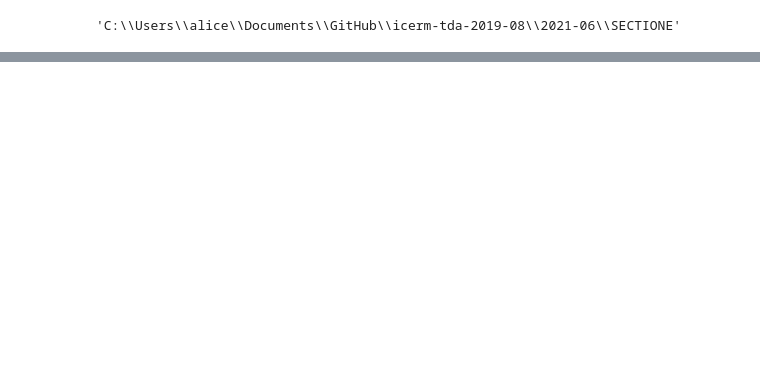
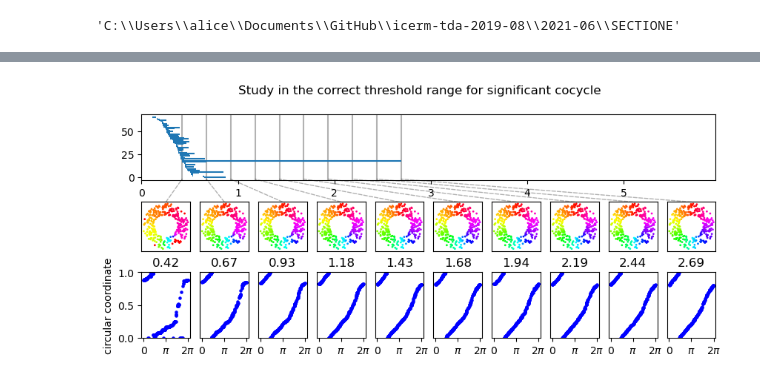
Before and after one commit to michiexile/icerm-tda-2019-08, a Jupyter notebook: 2021-06/SECTIONE/Fig E.2.ipynb, the cells around one changed output, grey strips where cells are left out. Drawn from its saved outputs; the diff is of its cells as text; code cells hidden in the pictures; blank space fills up the shorter version.

```diff
--- a/2021-06/SECTIONE/Fig E.2.ipynb
+++ b/2021-06/SECTIONE/Fig E.2.ipynb
@@ -93,0 +119,52 @@ savefig(eg+'-1.pdf',format='pdf')
+# %%
+figure(figsize=(10,4),dpi=100)
+# figure(figsize=(10,1),dpi=100)
+ax1 = plt.subplot(3,1,1)
+bars = data_ripser["dgms"][1]
+hlines(range(bars.shape[0]),bars[:,0],bars[:,1])
+xlim(0,distances.max())
+for i,epsilon in enumerate(linspace(data_ripser["dgms"][1][longest][0]+0.0001, data_ripser["dgms"][1][longest][1],10)):
+    ax1.axvline(epsilon,c='k',alpha=.3,zorder=0)
+# show()
+
+# for i,epsilon in enumerate(linspace(data_ripser["dgms"][1][longest][0]+0.0001, data_ripser["dgms"][1][longest][1],10)):
+    Delta, cocycles = boundary_cocycles(data_ripser, epsilon)
+    edges = array((distances<=epsilon).nonzero()).T
+
+    Z = cocycles[longest]
+    zDx = spy.sparse.linalg.lsqr(Delta, array(Z).squeeze())
+    gcc = mod(array(zDx[0]), 1.0)
+
+    eg = 'threshold'
+    theta = [2*pi-arccos(x/norm([x,y], ord=2)) if arcsin(y/norm([x,y], ord=2))<0 else arccos(x/norm([x,y], ord=2)) for x,y in points]
+
+    ax2 = plt.subplot(3,10,i+11)
+    scatter(*points.T,c=gcc,cmap='hsv',s=1)
+    yticks([])
+    xticks([])
+    gca().set_aspect(1)
+
+
+    con = ConnectionPatch(xyA=(0,3.2), xyB=(epsilon,-2), coordsA="data", coordsB="data",
+                          axesA=ax2, axesB=ax1, color="k",alpha=.3,ls='dashed')
+    ax2.add_artist(con)
+
+#     for a,b in edges:
+#         Ax,Ay = points[a]
+#         Bx,By = points[b]
+#         plot([Ax,Bx],[Ay,By],c='k',zorder=0,alpha=.5)
+
+    plt.subplot(3,10,i+21)
+    scatter(theta,gcc,c='b',s=5)
+    title('{0:.2f}'.format(epsilon))
+    if i>0:
+        yticks([])
+    else:
+        ylabel('circular coordinate')
+    xticks([0,pi,2*pi],[0,'$\pi$','2$\pi$'])
+    ylim(0,1)
+
+plt.suptitle('Study in the correct threshold range for significant cocycle')
+savefig(eg+'-2.pdf',format='pdf')
+# %% [output]
+[figure, added]
```
Also changed, not shown: parts of 7 cells of this notebook, 3 other files.
